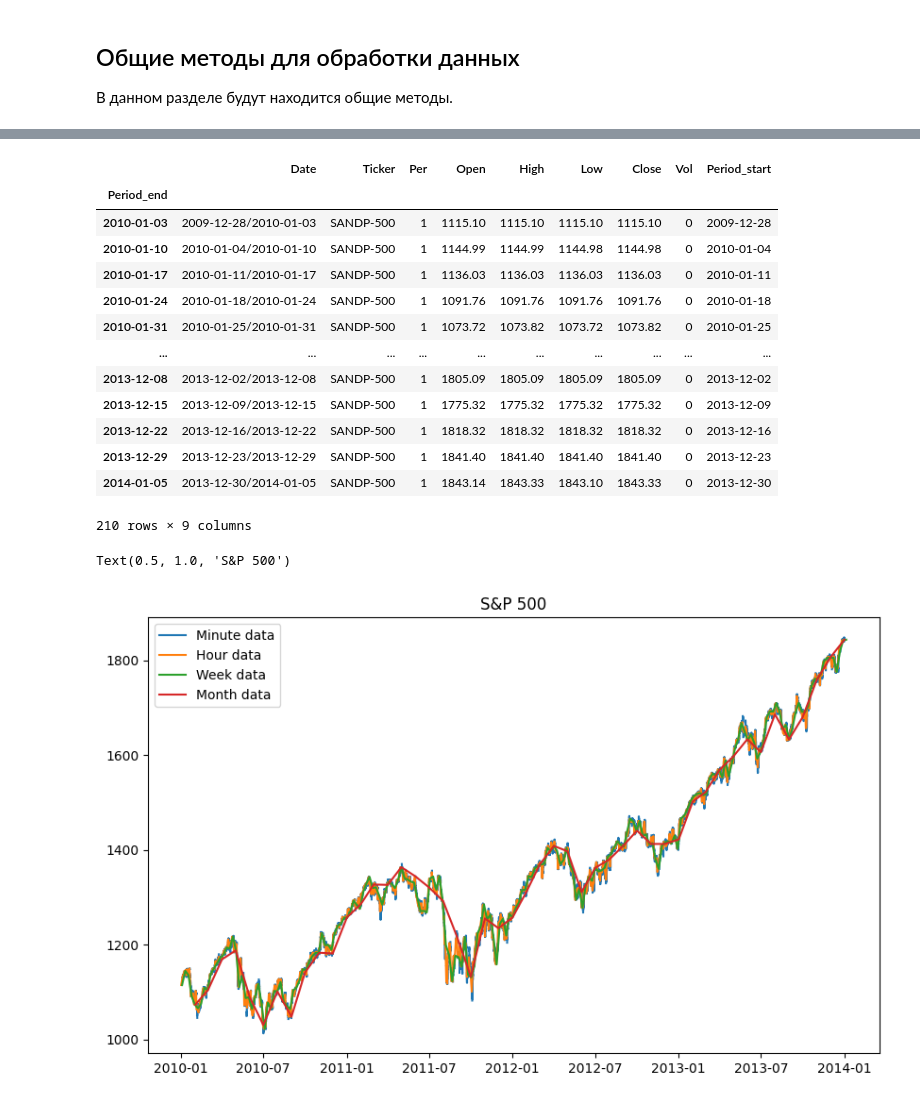
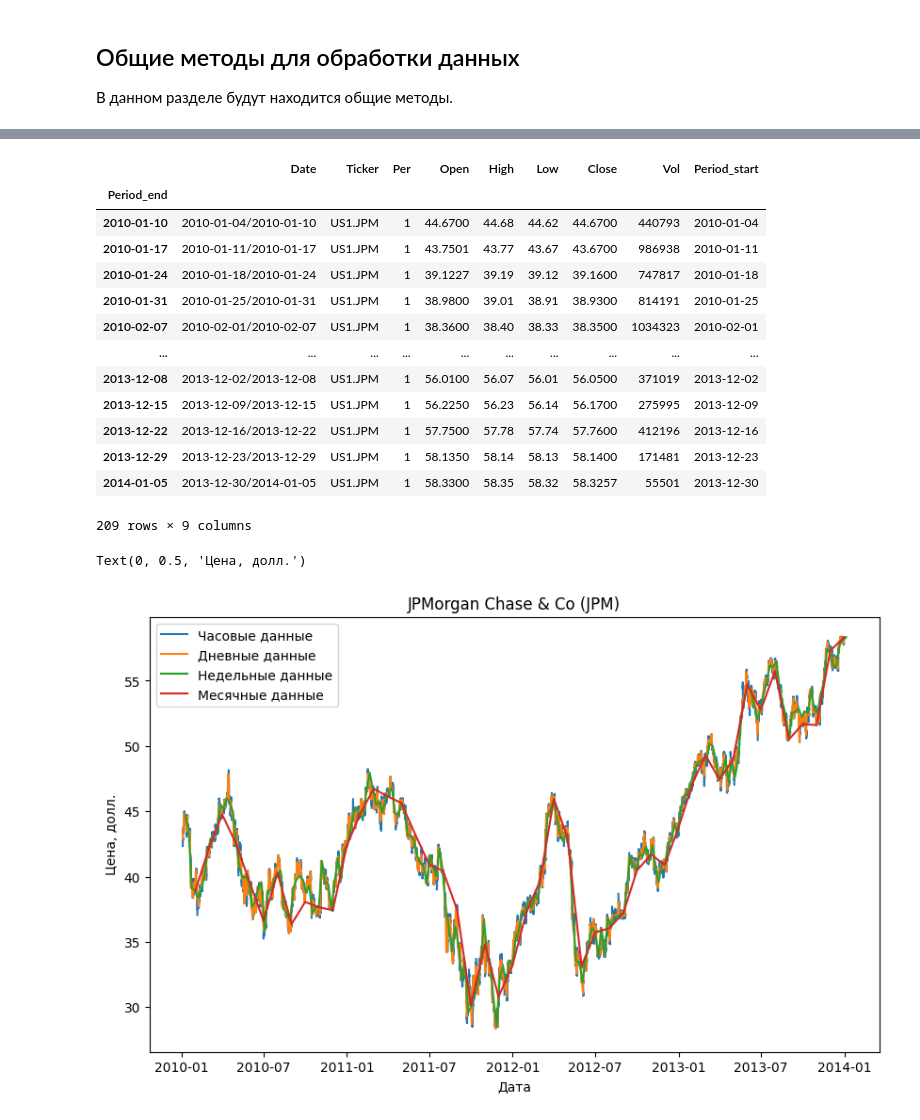
Before and after one commit to SkivHisink/MasterWork, a Jupyter notebook: Data/Minute/MinuteDataPreprocessing.ipynb, the cells around one changed output, grey strips where cells are left out. Drawn from its saved outputs; the diff is of its cells as text; code cells hidden in the pictures.

```diff
--- a/Data/Minute/MinuteDataPreprocessing.ipynb
+++ b/Data/Minute/MinuteDataPreprocessing.ipynb
@@ -29,7 +29,7 @@ def cut_by_date(data: pd.DataFrame, begin_date: str, end_date: str) -> pd.DataFr
      return result
 # %%
 # Считываем данные
-general_data = data_loader("raw-SANDP-500.txt")
+general_data = data_loader("raw-JPM.txt")
 general_data['Date'] = general_data['Date'].astype(str)
 general_data['Time'] = general_data['Time'].astype(str)
 general_data['Date'] = pd.to_datetime(general_data['Date'], format='%Y%m%d')
@@ -355,18 +355,18 @@ f
 # %% [output]
 |  | Date | Ticker | Per | Open | High | Low | Close | Vol | Period_start |
 | Period_end |  |  |  |  |  |  |  |  |  |
-| 2010-01-03 | 2009-12-28/2010-01-03 | SANDP-500 | 1 | 1115.10 | 1115.10 | 1115.10 | 1115.10 | 0 | 2009-12-28 |
-| 2010-01-10 | 2010-01-04/2010-01-10 | SANDP-500 | 1 | 1144.99 | 1144.99 | 1144.98 | 1144.98 | 0 | 2010-01-04 |
-| 2010-01-17 | 2010-01-11/2010-01-17 | SANDP-500 | 1 | 1136.03 | 1136.03 | 1136.03 | 1136.03 | 0 | 2010-01-11 |
-| 2010-01-24 | 2010-01-18/2010-01-24 | SANDP-500 | 1 | 1091.76 | 1091.76 | 1091.76 | 1091.76 | 0 | 2010-01-18 |
-| 2010-01-31 | 2010-01-25/2010-01-31 | SANDP-500 | 1 | 1073.72 | 1073.82 | 1073.72 | 1073.82 | 0 | 2010-01-25 |
+| 2010-01-10 | 2010-01-04/2010-01-10 | US1.JPM | 1 | 44.6700 | 44.68 | 44.62 | 44.6700 | 440793 | 2010-01-04 |
+| 2010-01-17 | 2010-01-11/2010-01-17 | US1.JPM | 1 | 43.7501 | 43.77 | 43.67 | 43.6700 | 986938 | 2010-01-11 |
+| 2010-01-24 | 2010-01-18/2010-01-24 | US1.JPM | 1 | 39.1227 | 39.19 | 39.12 | 39.1600 | 747817 | 2010-01-18 |
+| 2010-01-31 | 2010-01-25/2010-01-31 | US1.JPM | 1 | 38.9800 | 39.01 | 38.91 | 38.9300 | 814191 | 2010-01-25 |
+| 2010-02-07 | 2010-02-01/2010-02-07 | US1.JPM | 1 | 38.3600 | 38.40 | 38.33 | 38.3500 | 1034323 | 2010-02-01 |
 | ... | ... | ... | ... | ... | ... | ... | ... | ... | ... |
-| 2013-12-08 | 2013-12-02/2013-12-08 | SANDP-500 | 1 | 1805.09 | 1805.09 | 1805.09 | 1805.09 | 0 | 2013-12-02 |
-| 2013-12-15 | 2013-12-09/2013-12-15 | SANDP-500 | 1 | 1775.32 | 1775.32 | 1775.32 | 1775.32 | 0 | 2013-12-09 |
-| 2013-12-22 | 2013-12-16/2013-12-22 | SANDP-500 | 1 | 1818.32 | 1818.32 | 1818.32 | 1818.32 | 0 | 2013-12-16 |
-| 2013-12-29 | 2013-12-23/2013-12-29 | SANDP-500 | 1 | 1841.40 | 1841.40 | 1841.40 | 1841.40 | 0 | 2013-12-23 |
-| 2014-01-05 | 2013-12-30/2014-01-05 | SANDP-500 | 1 | 1843.14 | 1843.33 | 1843.10 | 1843.33 | 0 | 2013-12-30 |
+| 2013-12-08 | 2013-12-02/2013-12-08 | US1.JPM | 1 | 56.0100 | 56.07 | 56.01 | 56.0500 | 371019 | 2013-12-02 |
+| 2013-12-15 | 2013-12-09/2013-12-15 | US1.JPM | 1 | 56.2250 | 56.23 | 56.14 | 56.1700 | 275995 | 2013-12-09 |
+| 2013-12-22 | 2013-12-16/2013-12-22 | US1.JPM | 1 | 57.7500 | 57.78 | 57.74 | 57.7600 | 412196 | 2013-12-16 |
+| 2013-12-29 | 2013-12-23/2013-12-29 | US1.JPM | 1 | 58.1350 | 58.14 | 58.13 | 58.1400 | 171481 | 2013-12-23 |
+| 2014-01-05 | 2013-12-30/2014-01-05 | US1.JPM | 1 | 58.3300 | 58.35 | 58.32 | 58.3257 | 55501 | 2013-12-30 |
-210 rows × 9 columns
+209 rows × 9 columns
 # %%
 def divide_by_100(number):
     if number > 10000:
@@ -399,12 +399,15 @@ f.to_csv("jpe_MinuteToWeek.csv")
 g.to_csv("sand500_MinuteToMonth.csv")
 # %%
 plt.figure(figsize=(10, 6))
-plt.plot(d.Close, label = "Minute data")
-plt.plot(e.Close, label = "Hour data")
-plt.plot(f.Close, label = "Week data")
-plt.plot(g.Close, label = "Month data")
+#plt.plot(special_data.Close, label = "Минутные данные")
+plt.plot(d.Close, label = "Часовые данные")
+plt.plot(e.Close, label = "Дневные данные")
+plt.plot(f.Close, label = "Недельные данные")
+plt.plot(g.Close, label = "Месячные данные")
 plt.legend()
-plt.title("S&P 500")
+plt.title("JPMorgan Chase & Co (JPM)")
+plt.xlabel("Дата")
+plt.ylabel("Цена, долл.")
 # %% [output]
-Text(0.5, 1.0, 'S&P 500')
+Text(0, 0.5, 'Цена, долл.')
-[figure, old version]
+[figure, new version]
```
Also changed, not shown: parts of 12 cells of this notebook, 38 other files.
